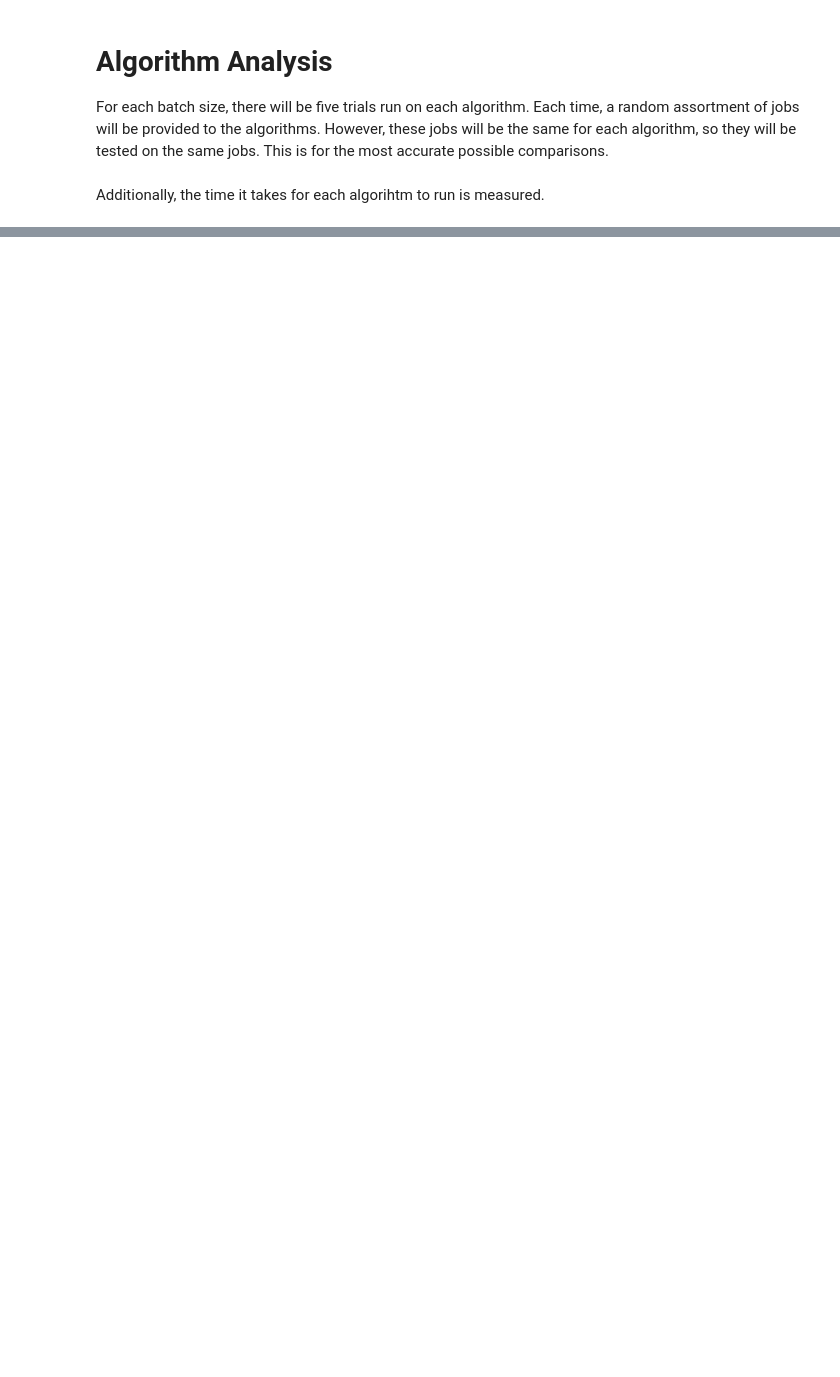
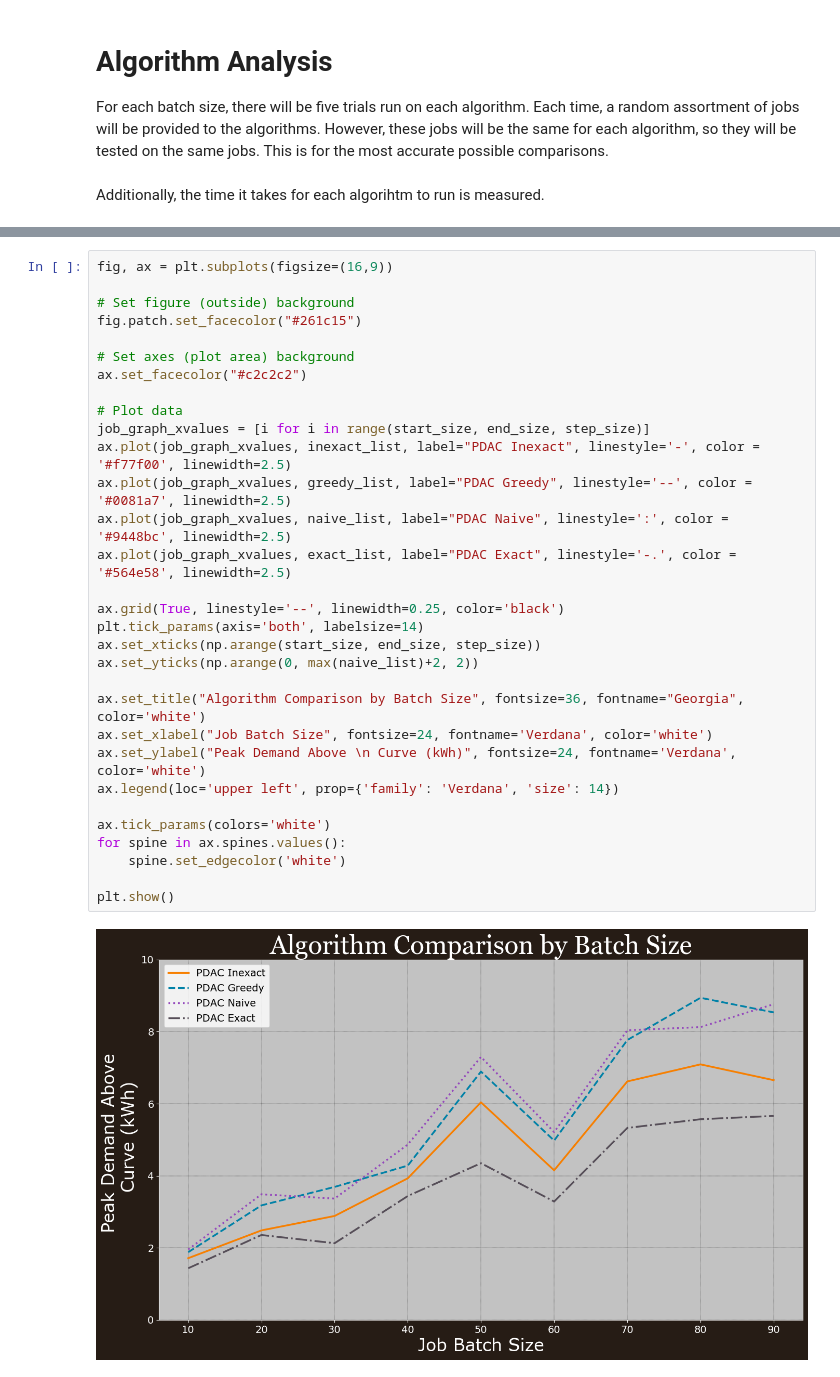
Before and after one commit to calebtheeardley/PeakDemanMinimizationAboveAResourceCurve, a Jupyter notebook: Code/Data Visualization/exact_pdac_analysis.ipynb, the cells around one changed output, grey strips where cells are left out. Cells and saved outputs as stored; diff of their text form; blank space fills up the shorter version.

```diff
--- a/Code/Data Visualization/exact_pdac_analysis.ipynb
+++ b/Code/Data Visualization/exact_pdac_analysis.ipynb
@@ -189,3 +220,36 @@ Naive Objective: 8253.31, Elapsed Time: 0.00039505958557128906
+# %%
+fig, ax = plt.subplots(figsize=(16,9))
+
+# Set figure (outside) background
+fig.patch.set_facecolor("#261c15")
+
+# Set axes (plot area) background
+ax.set_facecolor("#c2c2c2")
+
+# Plot data
+job_graph_xvalues = [i for i in range(start_size, end_size, step_size)]
+ax.plot(job_graph_xvalues, inexact_list, label="PDAC Inexact", linestyle='-', color = '#f77f00', linewidth=2.5)
+ax.plot(job_graph_xvalues, greedy_list, label="PDAC Greedy", linestyle='--', color = '#0081a7', linewidth=2.5)
+ax.plot(job_graph_xvalues, naive_list, label="PDAC Naive", linestyle=':', color = '#9448bc', linewidth=2.5)
+ax.plot(job_graph_xvalues, exact_list, label="PDAC Exact", linestyle='-.', color = '#564e58', linewidth=2.5)
+
+ax.grid(True, linestyle='--', linewidth=0.25, color='black')
+plt.tick_params(axis='both', labelsize=14)
+ax.set_xticks(np.arange(start_size, end_size, step_size))
+ax.set_yticks(np.arange(0, max(naive_list)+2, 2))
+
+ax.set_title("Algorithm Comparison by Batch Size", fontsize=36, fontname="Georgia", color='white')
+ax.set_xlabel("Job Batch Size", fontsize=24, fontname='Verdana', color='white')
+ax.set_ylabel("Peak Demand Above \n Curve (kWh)", fontsize=24, fontname='Verdana', color='white')
+ax.legend(loc='upper left', prop={'family': 'Verdana', 'size': 14})
+
+ax.tick_params(colors='white')
+for spine in ax.spines.values():
+    spine.set_edgecolor('white')
+
+plt.show()
+# %% [output]
+[figure, added]
 # %%
 print(final_data)
 job_graph_xvalues = np.array([i for i in range(start_size, end_size, step_size)])
```
Also changed, not shown: parts of 6 cells of this notebook, 2 other files.
